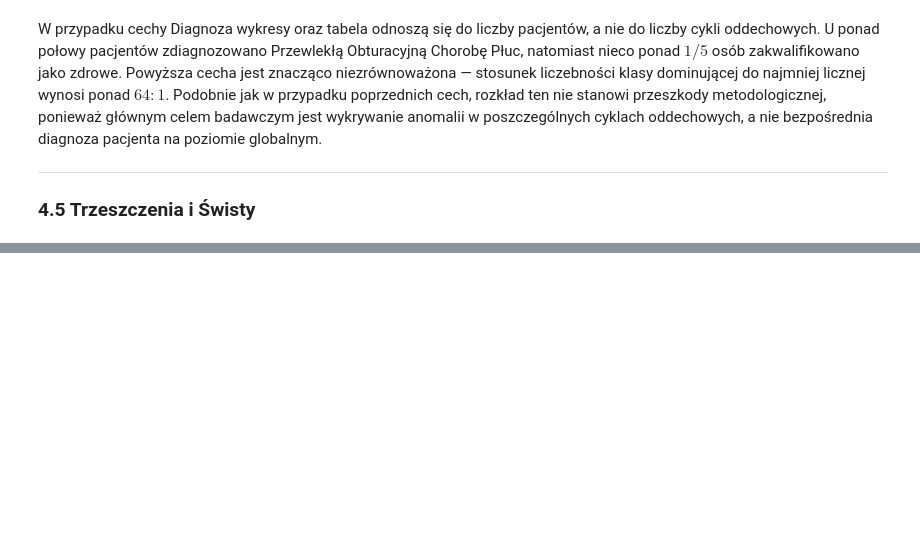
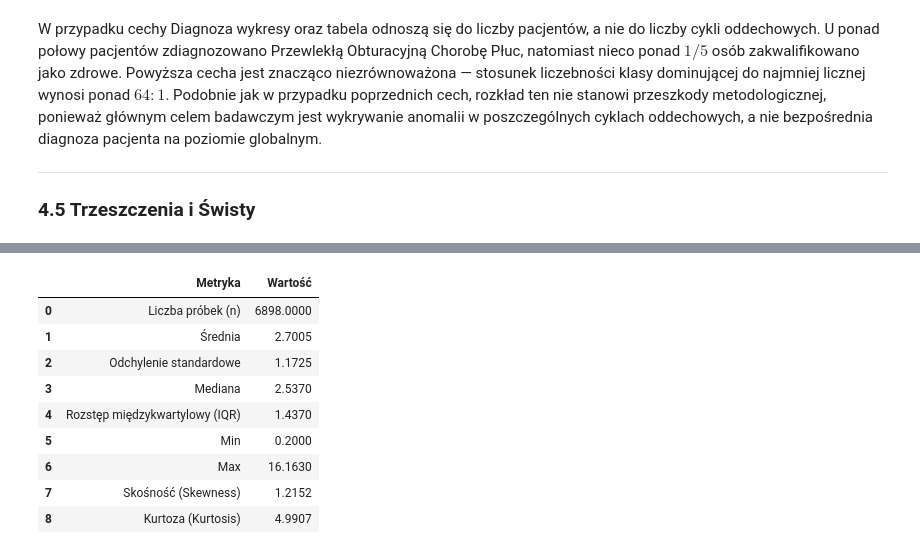
Before and after one commit to gwiazdan/respiratory-sound-analysis, a Jupyter notebook: notebooks/01_eda_icbhi.ipynb, the cells around one changed output, grey strips where cells are left out. Cells and saved outputs as stored; diff of their text form; code cells hidden in the pictures; blank space fills up the shorter version.

```diff
--- a/notebooks/01_eda_icbhi.ipynb
+++ b/notebooks/01_eda_icbhi.ipynb
@@ -551,0 +767,45 @@ W przypadku cechy Diagnoza wykresy oraz tabela odnoszą się do liczby pacjentó
+# %%
+duration_data = df["duration"].dropna()
+
+stats_summary = pd.DataFrame({
+    "Metryka": [
+        "Liczba próbek (n)",
+        "Średnia",
+        "Odchylenie standardowe",
+        "Mediana",
+        "Rozstęp międzykwartylowy (IQR)",
+        "Min",
+        "Max",
+        "Skośność (Skewness)",
+        "Kurtoza (Kurtosis)"
+    ],
+    "Wartość": [
+        len(duration_data),
+        duration_data.mean(),
+        duration_data.std(),
+        duration_data.median(),
+        stats.iqr(duration_data),
+        duration_data.min(),
+        duration_data.max(),
+        stats.skew(duration_data),
+        stats.kurtosis(duration_data)  # Fisher=True (0 dla rozkładu normalnego)
+    ]
+})
+
+# Zaokrąglenie wartości zmiennoprzecinkowych dla czytelności
+stats_summary["Wartość"] = stats_summary["Wartość"].apply(
+    lambda x: f"{x:.4f}" if isinstance(x, float) else str(x)
+)
+
+stats_summary
+# %% [output]
+|  | Metryka | Wartość |
+| 0 | Liczba próbek (n) | 6898.0000 |
+| 1 | Średnia | 2.7005 |
+| 2 | Odchylenie standardowe | 1.1725 |
+| 3 | Mediana | 2.5370 |
+| 4 | Rozstęp międzykwartylowy (IQR) | 1.4370 |
+| 5 | Min | 0.2000 |
+| 6 | Max | 16.1630 |
+| 7 | Skośność (Skewness) | 1.2152 |
+| 8 | Kurtoza (Kurtosis) | 4.9907 |
```
Also changed, not shown: parts of 14 cells of this notebook, 2 other files.
